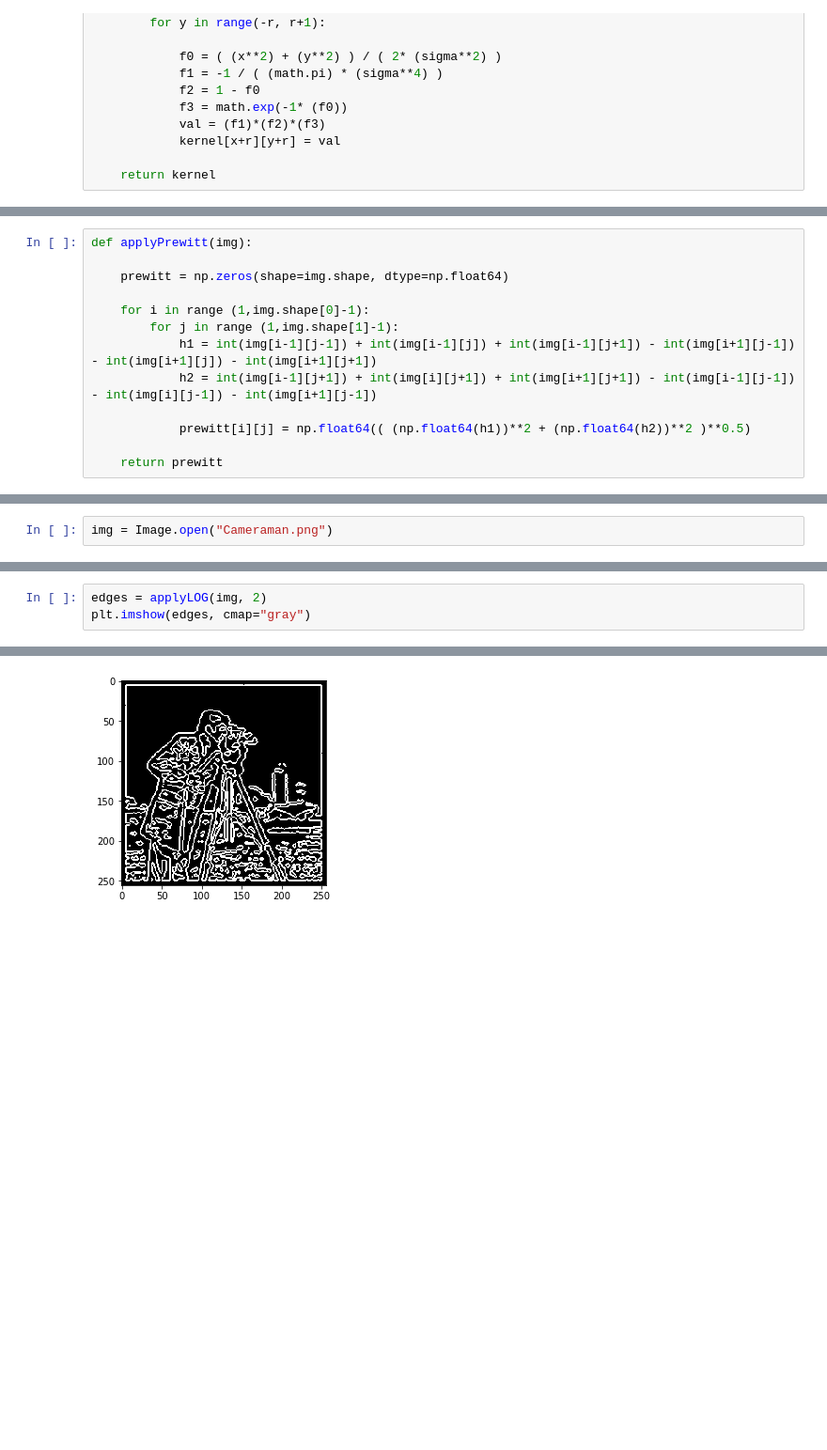
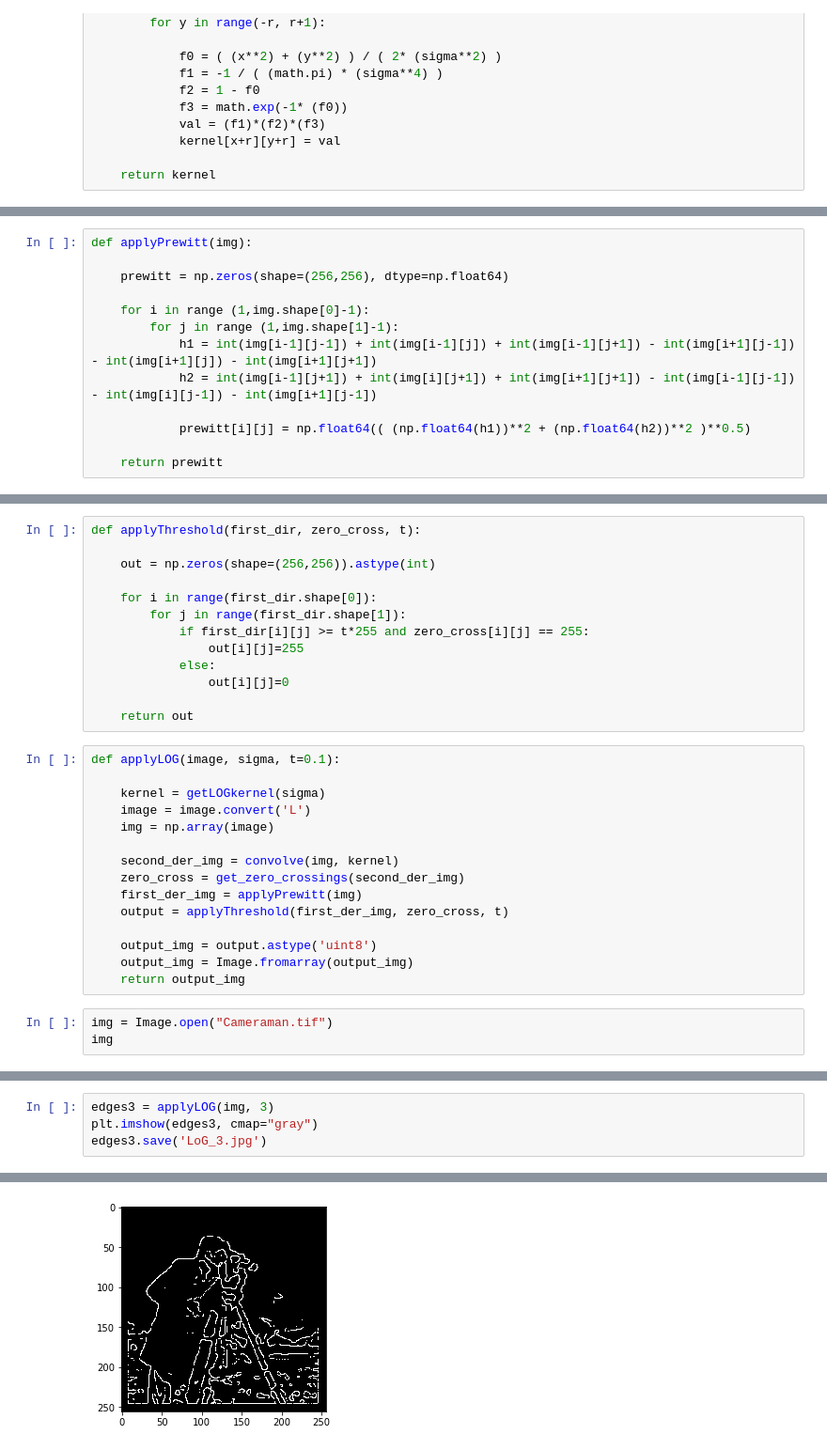
Before and after one commit to maggieezzat/cv, a Jupyter notebook: Assignment_2/Assignment_2_LOG.ipynb, the cells around one changed output, grey strips where cells are left out. Shown at 94% size. Cells and saved outputs as stored; diff of their text form; blank space fills up the shorter version.

```diff
--- a/Assignment_2/Assignment_2_LOG.ipynb
+++ b/Assignment_2/Assignment_2_LOG.ipynb
@@ -48,7 +65,7 @@ def get_zero_crossings(arr):
 # %%
 def applyPrewitt(img):
 
-    prewitt = np.zeros(shape=img.shape, dtype=np.float64)
+    prewitt = np.zeros(shape=(256,256), dtype=np.float64)
 
     for i in range (1,img.shape[0]-1):
         for j in range (1,img.shape[1]-1):
@@ -99,2 +78,31 @@ def applyLOG(image, sigma, t=0.1):
+# %%
+def applyThreshold(first_dir, zero_cross, t):
+
+    out = np.zeros(shape=(256,256)).astype(int)
+
+    for i in range(first_dir.shape[0]):
+        for j in range(first_dir.shape[1]):
+            if first_dir[i][j] >= t*255 and zero_cross[i][j] == 255:
+                out[i][j]=255
+            else:
+                out[i][j]=0
+
+    return out
+# %%
+def applyLOG(image, sigma, t=0.1):
+
+    kernel = getLOGkernel(sigma)
+    image = image.convert('L')
+    img = np.array(image)
+
+    second_der_img = convolve(img, kernel)
+    zero_cross = get_zero_crossings(second_der_img)
+    first_der_img = applyPrewitt(img)
+    output = applyThreshold(first_der_img, zero_cross, t)
+
+    output_img = output.astype('uint8')
+    output_img = Image.fromarray(output_img)
+    return output_img
 # %%
-img = Image.open("Cameraman.png")
+img = Image.open("Cameraman.tif")
+img
@@ -107,4 +117,5 @@ plt.imshow(edges, cmap="gray")
 # %%
-edges = applyLOG(img, 2)
-plt.imshow(edges, cmap="gray")
+edges3 = applyLOG(img, 3)
+plt.imshow(edges3, cmap="gray")
+edges3.save('LoG_3.jpg')
 # %% [output]
@@ -112,2 +122,2 @@ plt.imshow(edges, cmap="gray")
-[figure, old version]
+[figure, new version]
 # %%
```
Also changed, not shown: parts of 15 cells of this notebook, 7 other files.
